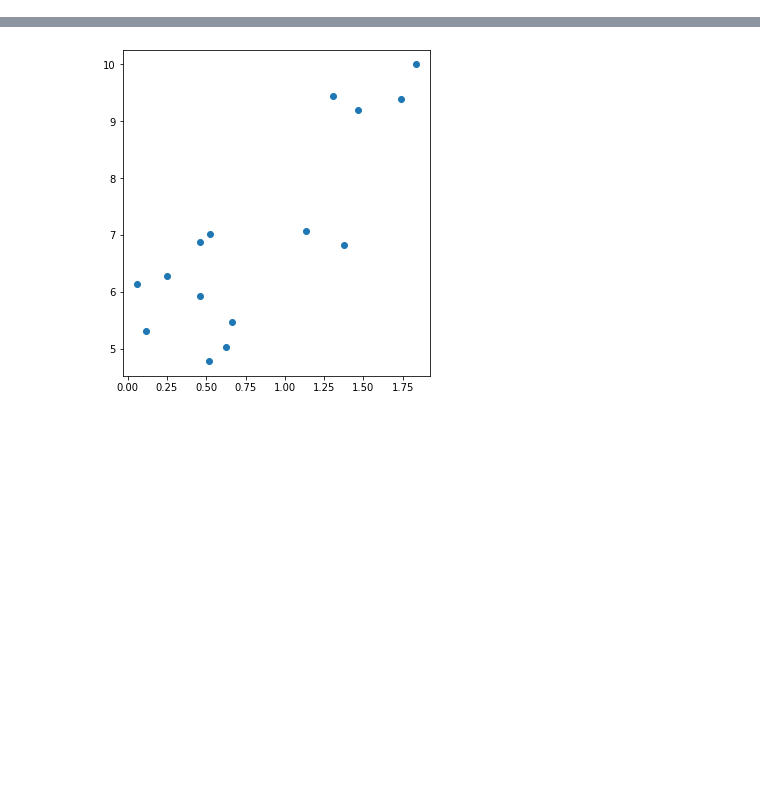
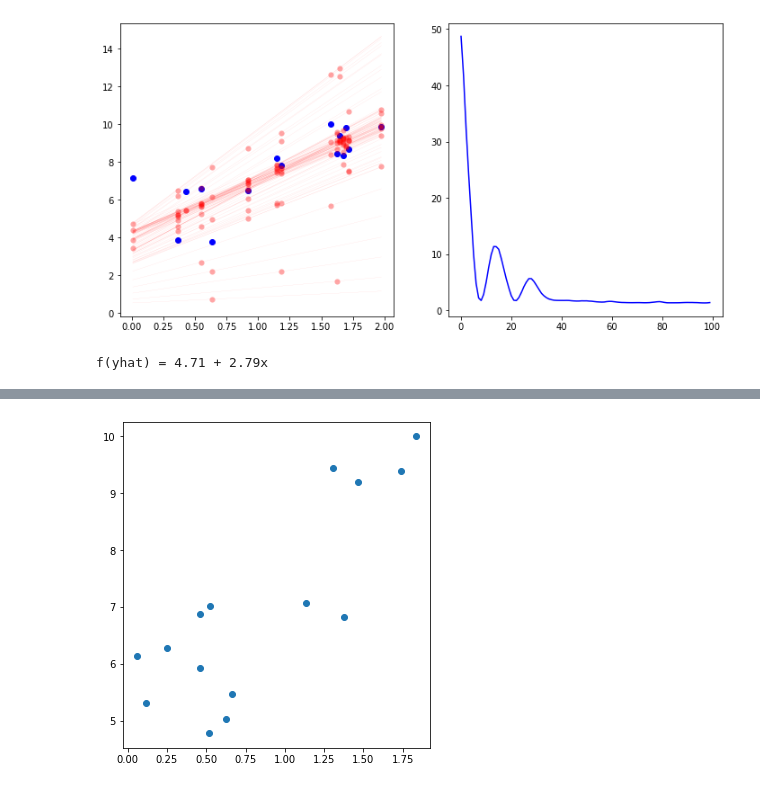
Before and after one commit to artkuzmics/NeuralNetwork, a Jupyter notebook: Gradient_Descent_with_different_optimisers.ipynb, the cells around one changed output, grey strips where cells are left out. Cells and saved outputs as stored; diff of their text form; code cells hidden in the pictures; blank space fills up the shorter version.

```diff
--- a/Gradient_Descent_with_different_optimisers.ipynb
+++ b/Gradient_Descent_with_different_optimisers.ipynb
@@ -259,0 +292,15 @@ print("\nAccuracy on test set {:.2f}%".format(accuracy))
+# %%
+lm = LinearRegression()
+
+linear_model(X,Y,
+            model = lm,
+            optimizer = lm.gd_m,
+            opt_attr = {"lr":0.01, "decay":0.9},
+            sampling = True,
+            iterations = 100,
+            batch_size = 1
+            )
+print(lm)
+# %% [output]
+[figure, added]
+f(yhat) = 4.71 + 2.79x
```
Also changed, not shown: parts of 22 cells of this notebook, 20 other files.
